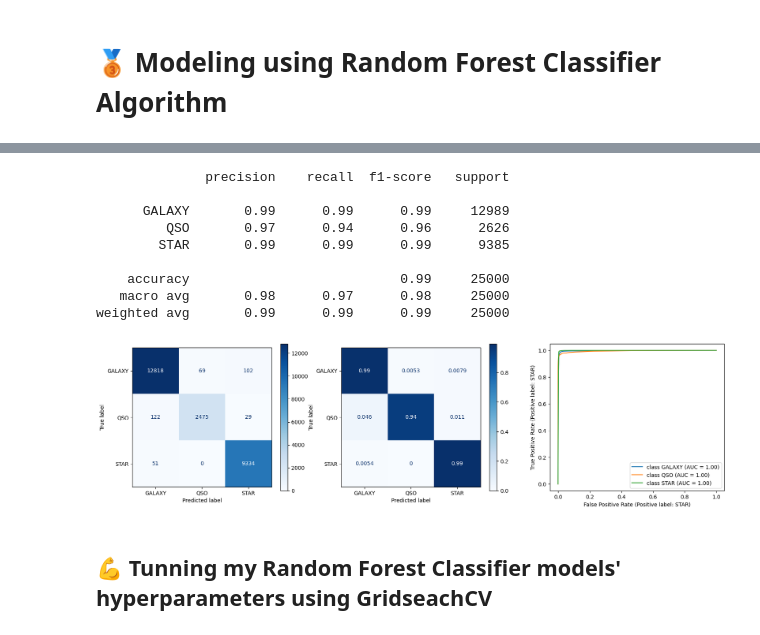
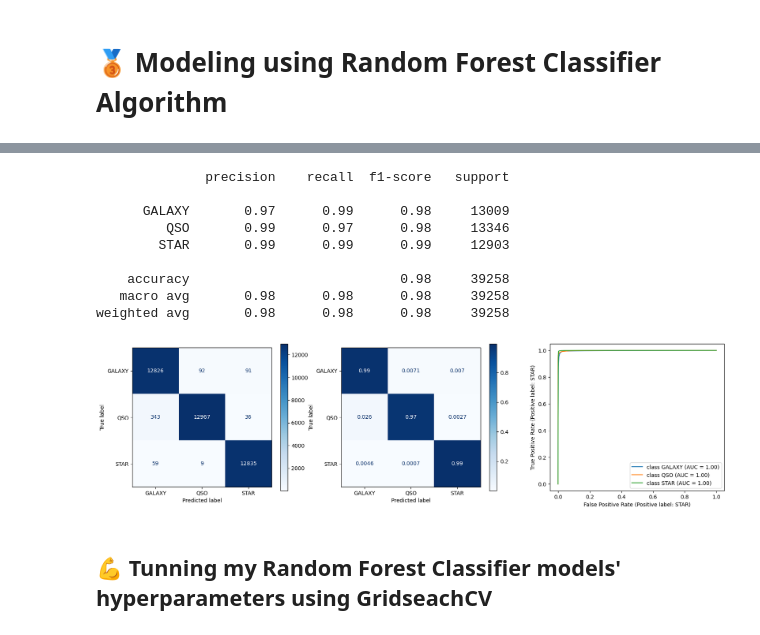
Before and after one commit to Souha-Kabtni/Celestial_Bodies_Detected, a Jupyter notebook: Celestial_Bodies_Detection.ipynb, the cells around one changed output, grey strips where cells are left out. Drawn from its saved outputs; the diff is of its cells as text; code cells hidden in the pictures.

```diff
--- a/Celestial_Bodies_Detection.ipynb
+++ b/Celestial_Bodies_Detection.ipynb
@@ -631,7 +631,9 @@ dtype('O')
 #Train test split
 X = df.drop(columns=['class'])
 y = df['class']
-X_train, X_test, y_train, y_test = train_test_split(X, y, random_state=42)
+smote = SMOTE(random_state=42)
+X_sm, y_sm = smote.fit_resample(X, y)   # This is to ensure that my imbalanced target variable is addressed on my training set
+X_train, X_test, y_train, y_test = train_test_split(X_sm, y_sm, random_state=42)
 # %%
 display(X.head())
 display(y.head())
@@ -716,14 +718,12 @@ def evaluate_classification(model, pca_xtest, y_test, cmap='Blues',
 # %%
 %%time
 
-# Creat-e model pipeline with scaler, SMOTE, and model
-smote = SMOTE()
+# Creat-e model pipeline with scaler, and model
 KNN = KNeighborsClassifier()
-
-Knn_smote_pipe = make_sampler_pipeline(scaler, smote, KNN)
+Knn_pipe = make_sampler_pipeline(scaler, KNN)
 
 # Fit the model pipeline
-Knn_smote_pipe.fit(pca_xtrain, y_train)
+Knn_pipe.fit(pca_xtrain, y_train)
 
 # Show my before-tuning hyperparameters
 print(f'- What is the number of neighbors used: {KNN.n_neighbors}' '\n')
@@ -805,12 +805,10 @@ Wall time: 1h 57min 11s
 # %%
 %%time
 
-# Create model pipeline with scaler, SMOTE, and model
-smote = SMOTE()
+# Create model pipeline with scaler, and model
 knn = KNeighborsClassifier(n_neighbors= 9, p = 1, weights = 'uniform')
-
-Knn_smote_pipeT = make_sampler_pipeline(scaler, smote, KNN)
+Knn_pipeT = make_sampler_pipeline(scaler, KNN)
 
 # Fit the model pipeline
-Knn_smote_pipeT.fit(pca_xtrain, y_train)
+Knn_pipeT.fit(pca_xtrain, y_train)
 # %% [output]
@@ -842,14 +840,12 @@ weighted avg       0.97      0.97      0.97     25000
 # 🥉 **Modeling using Random Forest Classifier Algorithm**
 # %%
 %%time
-# Create model pipeline with scaler, SMOTE, and model
-# smote = SMOTE() --> This is an important code but I have already called for it on a previous occasion :)
+# Create model pipeline with scaler, and model
 R_F = RandomForestClassifier(random_state = 42)
-
-RF_smote_pipe = make_sampler_pipeline(scaler, smote, R_F)
+RF_pipe = make_sampler_pipeline(scaler, R_F)
 
 # Fit the model pipeline
-RF_smote_pipe.fit(pca_xtrain, y_train)
+RF_pipe.fit(pca_xtrain, y_train)
 
 # Show my before-tuning hyperparameters
 print(f'- What is maximum depth of the random forest tree: {max([estimator.get_depth() for estimator in R_F.estimators_])}' '\n')
@@ -877,16 +873,16 @@ Wall time: 1.6 s
 # %%
-evaluate_classification(RF_smote_pipe, pca_xtest, y_test)
+evaluate_classification(RF_pipe, pca_xtest, y_test)
 # %% [output]
               precision    recall  f1-score   support
 
-      GALAXY       0.99      0.99      0.99     12989
-         QSO       0.97      0.94      0.96      2626
-        STAR       0.99      0.99      0.99      9385
+      GALAXY       0.97      0.99      0.98     13009
+         QSO       0.99      0.97      0.98     13346
+        STAR       0.99      0.99      0.99     12903
 
-    accuracy                           0.99     25000
-   macro avg       0.98      0.97      0.98     25000
-weighted avg       0.99      0.99      0.99     25000
+    accuracy                           0.98     39258
+   macro avg       0.98      0.98      0.98     39258
+weighted avg       0.98      0.98      0.98     39258
-[figure, old version]
+[figure, new version]
 # %% [markdown]
 ## 💪 **Tunning my Random Forest Classifier models' hyperparameters using GridseachCV**
 # %%
```
Also changed, not shown: parts of 36 cells of this notebook.
